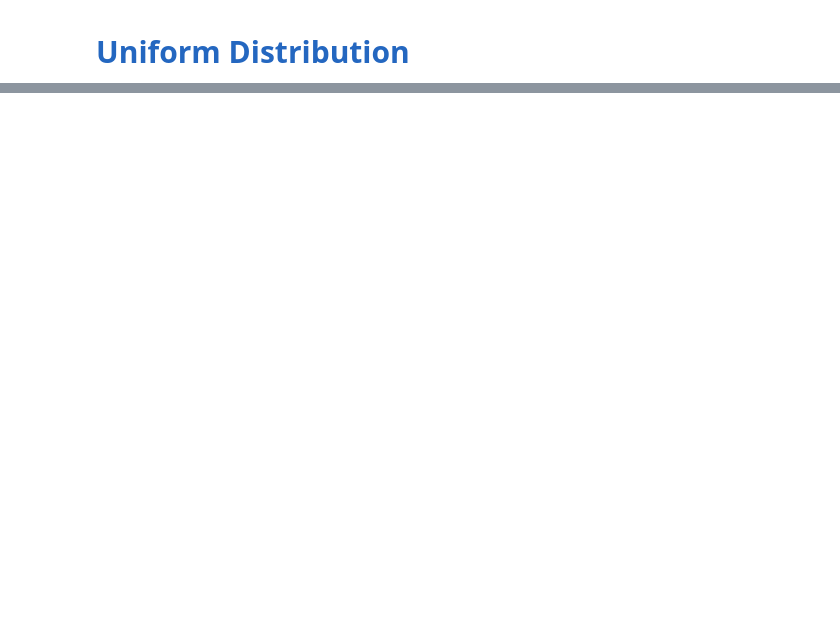
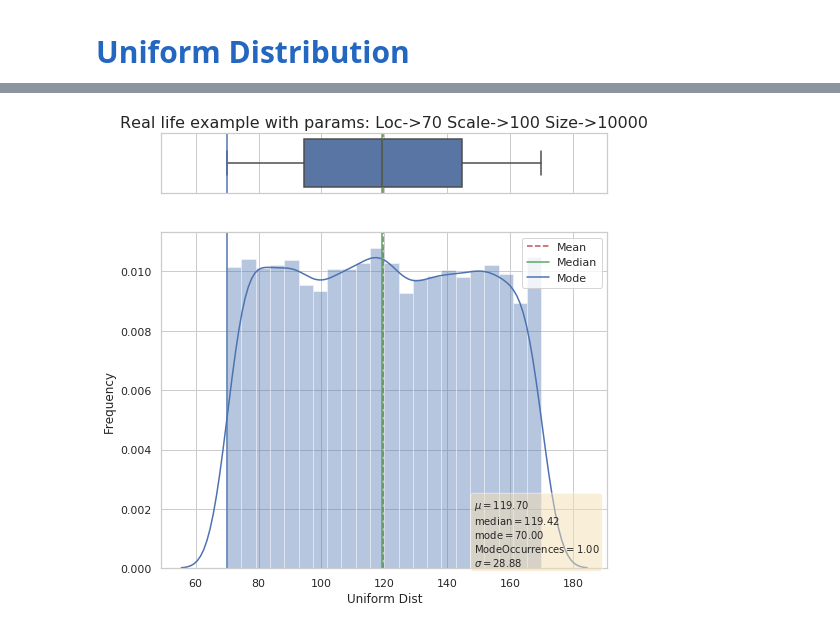
Before and after one commit to lveagithub/barcelonads, a Jupyter notebook: Session_DS_Stats_2/Assignment_Distributions.ipynb, the cells around one changed output, grey strips where cells are left out. Cells and saved outputs as stored; diff of their text form; code cells hidden in the pictures; blank space fills up the shorter version.

```diff
--- a/Session_DS_Stats_2/Assignment_Distributions.ipynb
+++ b/Session_DS_Stats_2/Assignment_Distributions.ipynb
@@ -72,0 +139,17 @@ $\{\\ -\infty < a < b < \infty \\ 0\ for\ x < a \\ f(x) = \frac{x-a}{(b-a)} for
+# %%
+_loc=70
+_scale=100
+_size=10000
+
+uniform_dist_data = uniform_dist_rvs(_loc, _scale, _size)
+df = df_From_ndarray(uniform_dist_data)
+df = df.rename(columns={0: "val"})
+
+title = 'Real life example with params: Loc->' + str(_loc) + ' Scale->' + str(_scale) + ' Size->' + str(_size)
+txt_place = 'right'
+cal_kde_bw = False
+ax_hist_xlabel = 'Uniform Dist'
+ax_hist_ylabel = 'Frequency'
+sns_boxplot_distplot_one_col_df(df['val'], title, txt_place, cal_kde_bw, ax_hist_xlabel, ax_hist_ylabel)
+# %% [output]
+[figure, added]
```
Also changed, not shown: parts of 7 cells of this notebook, 1 other file.
